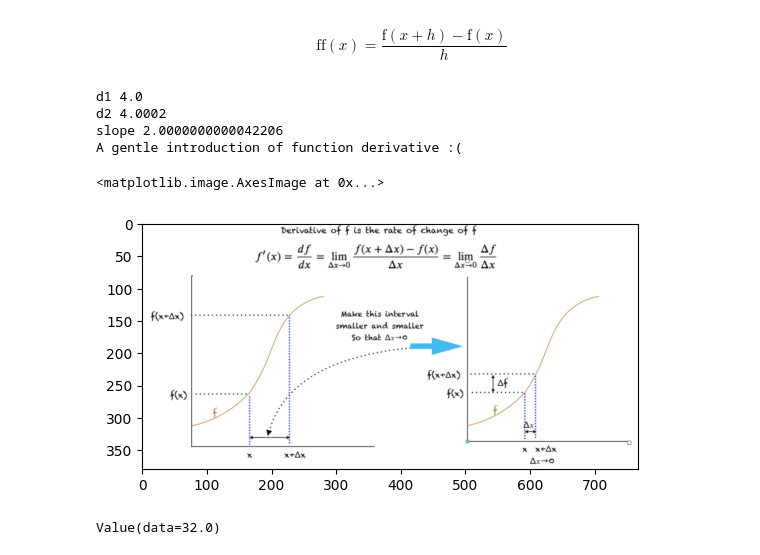
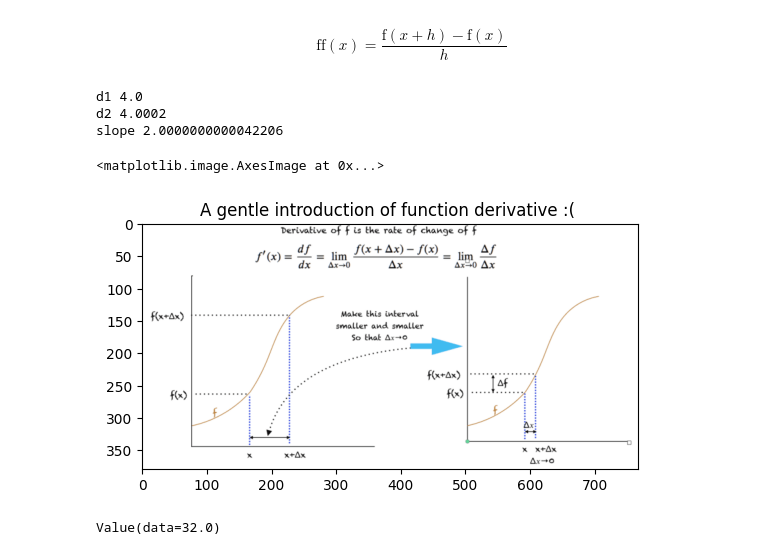
Before and after one commit to Sagor0078/Deep-Learning, a Jupyter notebook: NeuralNetwork_Scratch.ipynb, the cells around one changed output. Saved outputs shown, nothing was run; the diff lists cells and outputs as text; code cells hidden in the pictures.

```diff
--- a/NeuralNetwork_Scratch.ipynb
+++ b/NeuralNetwork_Scratch.ipynb
@@ -52,27 +59,26 @@ $$ \displaystyle \mathrm{ff}(x) = \frac{\mathrm{f}\left(x + h\right) - \mathrm{f
 # %%
 # lets more complex
 h = 0.0001
 #inputs
 a = 2.0
 b = -3.0
 c = 10.0
 d1 = a*b + c
 b+=h;   # b will be bumped by h
 d2 = a*b + c
 print('d1',d1)
 print('d2',d2)
 print('slope',(d2-d1)/h)
 
-print("A gentle introduction of function derivative :( ")
+plt.title("A gentle introduction of function derivative :( ")
 img = cv2.imread('/content/drive/MyDrive/object_detection/derivDef-768x380.png')
 plt.imshow(img)
 # %% [output]
 d1 4.0
 d2 4.0002
 slope 2.0000000000042206
-A gentle introduction of function derivative :(
 <matplotlib.image.AxesImage at 0x...>
-[figure, old version]
+[figure, new version]
 # %%
 # class Value operates arithmatice operations , hyperabolic tangent function , topological sorting
 ''' this value class calculate scaler value same as neural networks mechanism'''
```
Also changed, not shown: parts of 2 cells of this notebook.
